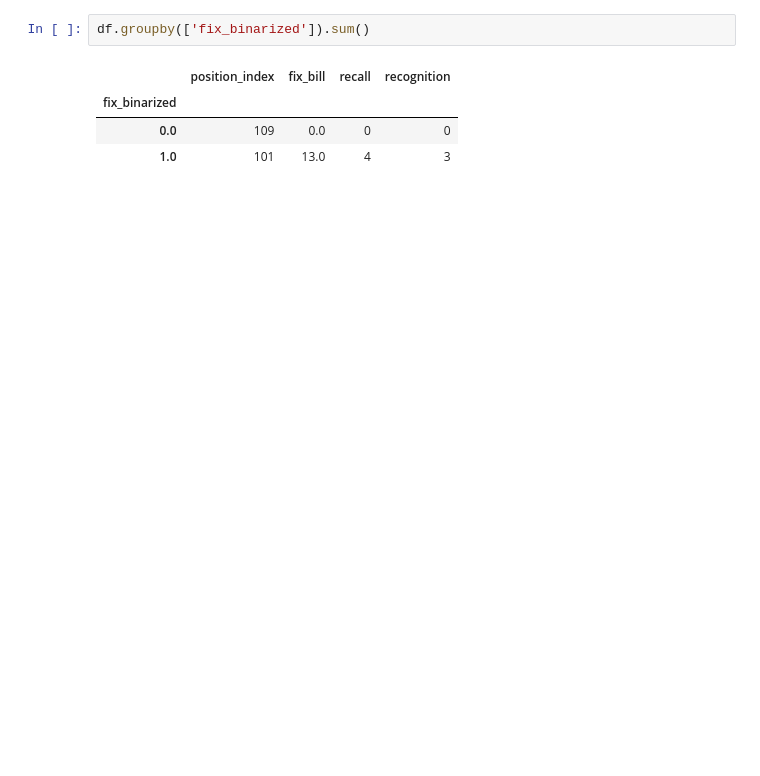
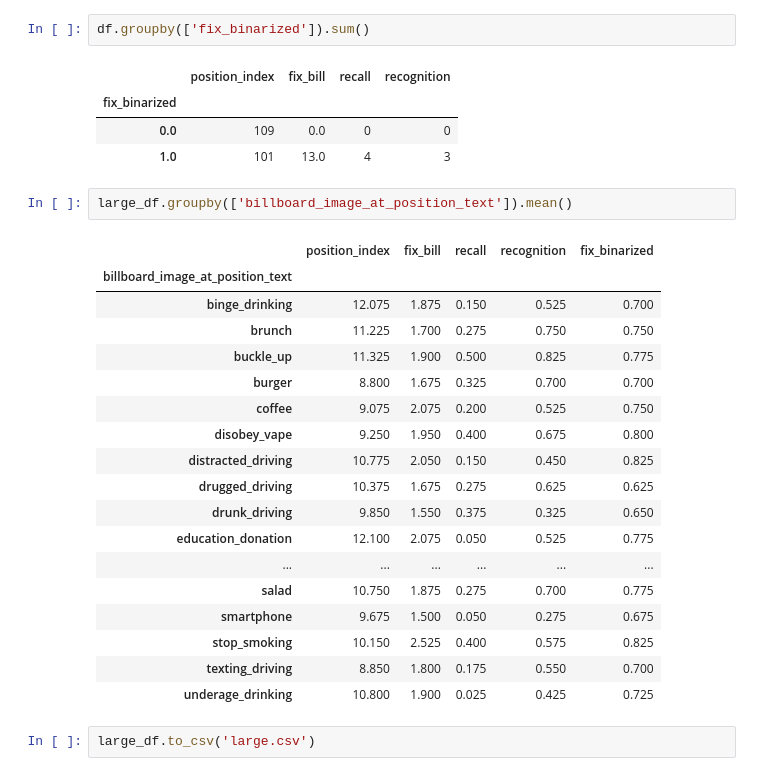
Before and after one commit to nomcomm/vr_billboard_paradigm, a Jupyter notebook: scripts/03_Fixation_Recall_Analysis.ipynb, the cells around one changed output. Saved outputs shown, nothing was run; the diff lists cells and outputs as text; blank space fills up the shorter version.

```diff
--- a/scripts/03_Fixation_Recall_Analysis.ipynb
+++ b/scripts/03_Fixation_Recall_Analysis.ipynb
@@ -493,3 +507,26 @@ df.groupby(['fix_binarized']).sum()
 | fix_binarized |  |  |  |  |
 | 0.0 | 109 | 0.0 | 0 | 0 |
 | 1.0 | 101 | 13.0 | 4 | 3 |
+# %%
+large_df.groupby(['billboard_image_at_position_text']).mean()
+# %% [output]
+|  | position_index | fix_bill | recall | recognition | fix_binarized |
+| billboard_image_at_position_text |  |  |  |  |  |
+| binge_drinking | 12.075 | 1.875 | 0.150 | 0.525 | 0.700 |
+| brunch | 11.225 | 1.700 | 0.275 | 0.750 | 0.750 |
+| buckle_up | 11.325 | 1.900 | 0.500 | 0.825 | 0.775 |
+| burger | 8.800 | 1.675 | 0.325 | 0.700 | 0.700 |
+| coffee | 9.075 | 2.075 | 0.200 | 0.525 | 0.750 |
+| disobey_vape | 9.250 | 1.950 | 0.400 | 0.675 | 0.800 |
+| distracted_driving | 10.775 | 2.050 | 0.150 | 0.450 | 0.825 |
+| drugged_driving | 10.375 | 1.675 | 0.275 | 0.625 | 0.625 |
+| drunk_driving | 9.850 | 1.550 | 0.375 | 0.325 | 0.650 |
+| education_donation | 12.100 | 2.075 | 0.050 | 0.525 | 0.775 |
+| ... | ... | ... | ... | ... | ... |
+| salad | 10.750 | 1.875 | 0.275 | 0.700 | 0.775 |
+| smartphone | 9.675 | 1.500 | 0.050 | 0.275 | 0.675 |
+| stop_smoking | 10.150 | 2.525 | 0.400 | 0.575 | 0.825 |
+| texting_driving | 8.850 | 1.800 | 0.175 | 0.550 | 0.700 |
+| underage_drinking | 10.800 | 1.900 | 0.025 | 0.425 | 0.725 |
+# %%
+large_df.to_csv('large.csv')
```
Also changed, not shown: parts of 5 cells of this notebook, 10 other files.
